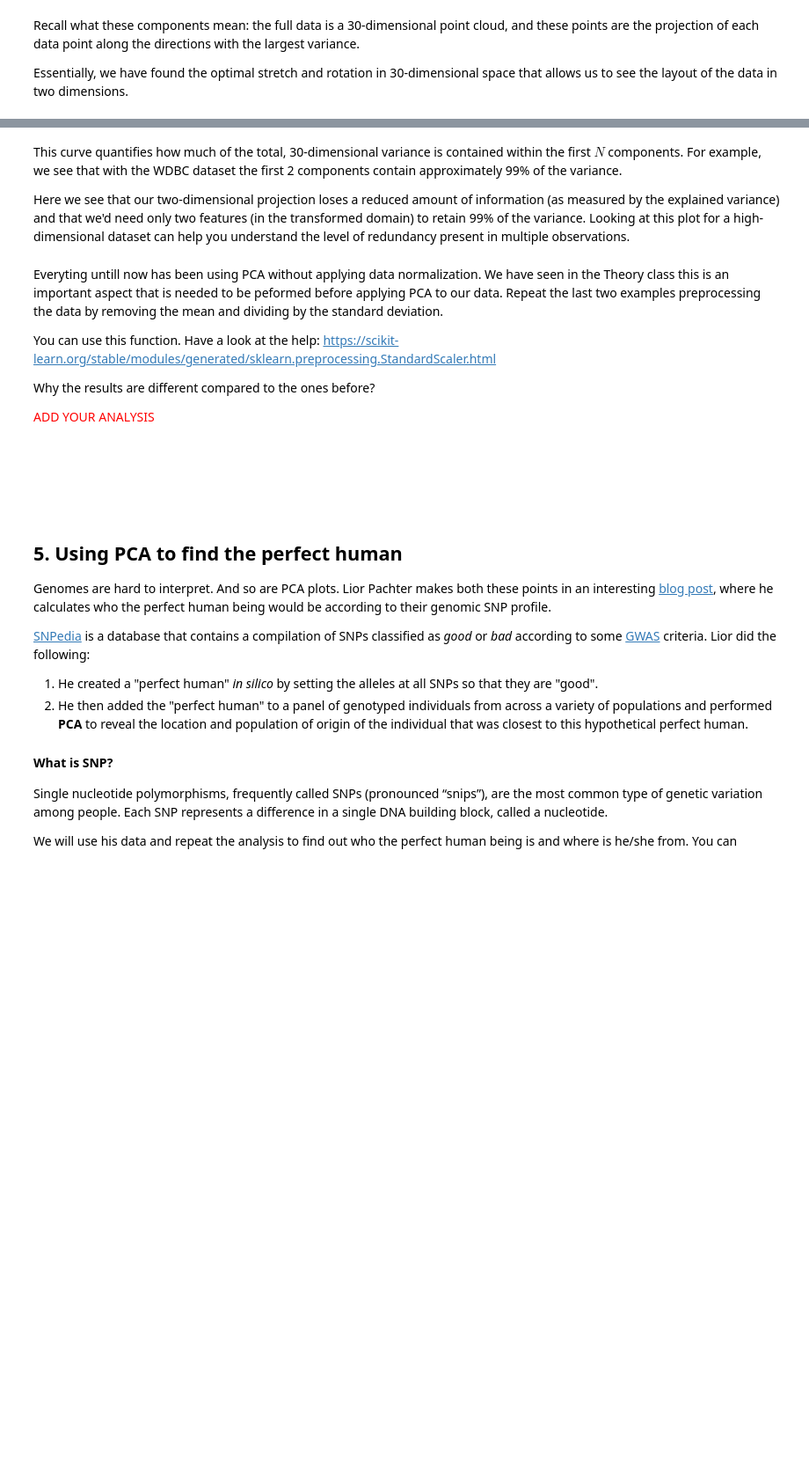
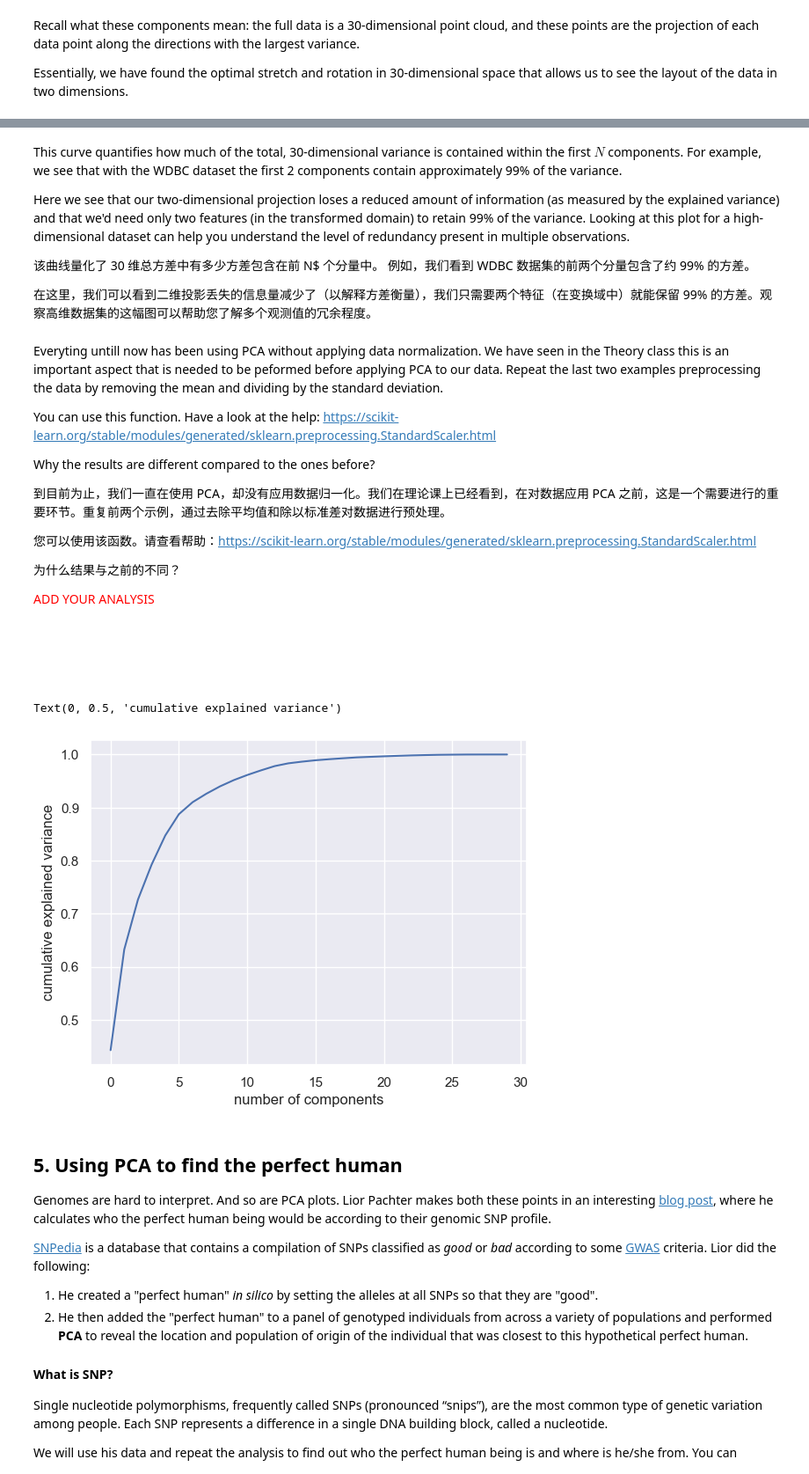
Before and after one commit to Charltin/Visual_Signal_Processing, a Jupyter notebook: Notebook1_PCA.ipynb, the cells around one changed output, grey strips where cells are left out. Shown at 88% size. Cells and saved outputs as stored; diff of their text form; code cells hidden in the pictures; blank space fills up the shorter version.

```diff
--- a/Notebook1_PCA.ipynb
+++ b/Notebook1_PCA.ipynb
@@ -259,6 +269,11 @@ This curve quantifies how much of the total, 30-dimensional variance is containe
 For example, we see that with the WDBC dataset the first 2 components contain approximately 99% of the variance.
 
 Here we see that our two-dimensional projection loses a reduced amount of information (as measured by the explained variance) and that we'd need only two features (in the transformed domain) to retain 99% of the variance. Looking at this plot for a high-dimensional dataset can help you understand the level of redundancy present in multiple observations.
+
+该曲线量化了 30 维总方差中有多少方差包含在前 N$ 个分量中。
+例如，我们看到 WDBC 数据集的前两个分量包含了约 99% 的方差。
+
+在这里，我们可以看到二维投影丢失的信息量减少了（以解释方差衡量），我们只需要两个特征（在变换域中）就能保留 99% 的方差。观察高维数据集的这幅图可以帮助您了解多个观测值的冗余程度。
 # %% [markdown]
 Everyting untill now has been using PCA without applying data normalization. We have seen in the Theory class this is an important aspect that is needed to be peformed before applying PCA to our data. Repeat the last two examples preprocessing the data by removing the mean and dividing by the standard deviation.
 
@@ -267,12 +282,37 @@ You can use this function. Have a look at the help: https://scikit-learn.org/sta
 
 Why the results are different compared to the ones before?
 
+到目前为止，我们一直在使用 PCA，却没有应用数据归一化。我们在理论课上已经看到，在对数据应用 PCA 之前，这是一个需要进行的重要环节。重复前两个示例，通过去除平均值和除以标准差对数据进行预处理。
+
+您可以使用该函数。请查看帮助：https://scikit-learn.org/stable/modules/generated/sklearn.preprocessing.StandardScaler.html
+
+
+为什么结果与之前的不同？
+
 <font color='red'>   ADD YOUR ANALYSIS</font>
 <br>
 <br>
 <br>
 <br>
 <br>
+# %%
+from sklearn.preprocessing import StandardScaler
+
+# StandardScaler
+scaler = StandardScaler()
+# normalize X with scaler
+X_normalized = scaler.fit_transform(X)
+
+# fit the data to PCA
+pca = PCA().fit(X_normalized)
+
+# plot the variance ratio according to the number of components
+plt.plot(np.cumsum(pca.explained_variance_ratio_))
+plt.xlabel('number of components')
+plt.ylabel('cumulative explained variance')
+# %% [output]
+Text(0, 0.5, 'cumulative explained variance')
+[figure, added]
 # %% [markdown]
 ## 5. Using PCA to find the perfect human
 
```
Also changed, not shown: parts of 10 cells of this notebook.
